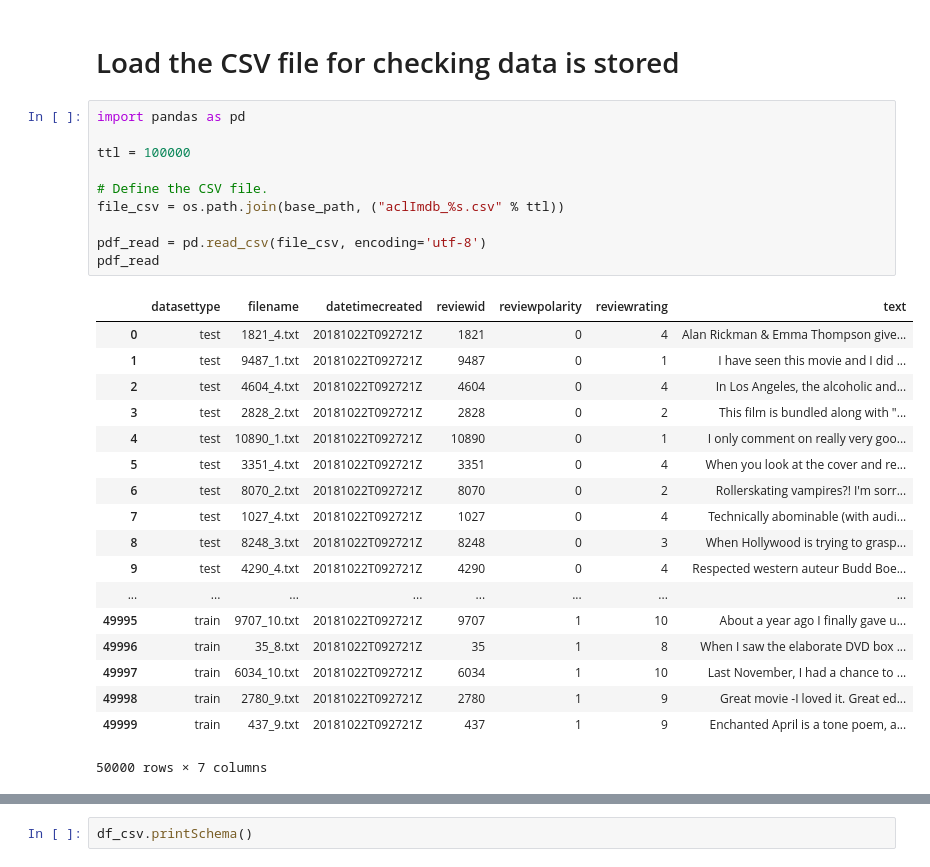
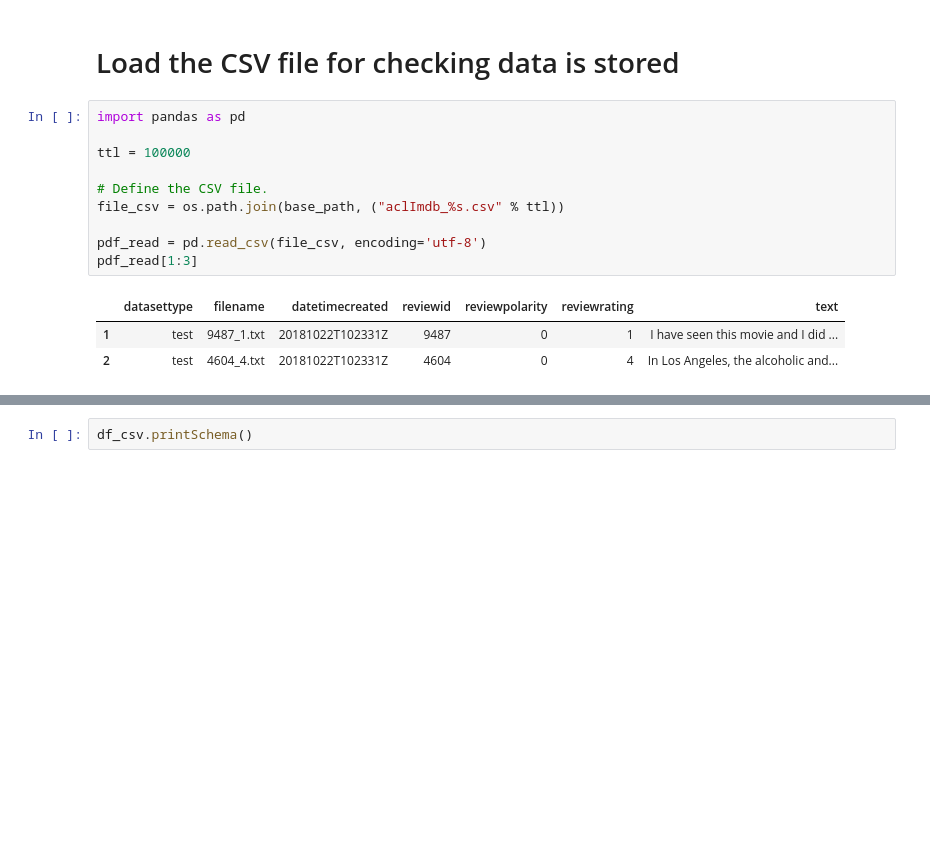
Before and after one commit to itudoben/sentimentanalysis, a Jupyter notebook: notebooks/sentiment_analysis.ipynb, the cells around one changed output, grey strips where cells are left out. Saved outputs shown, nothing was run; the diff lists cells and outputs as text; blank space fills up the shorter version.

```diff
--- a/notebooks/sentiment_analysis.ipynb
+++ b/notebooks/sentiment_analysis.ipynb
@@ -126,32 +126,17 @@ pdf.to_csv(file_csv, index=False, encoding='utf-8')
 # %%
 import pandas as pd
 
 ttl = 100000
 
 # Define the CSV file.
 file_csv = os.path.join(base_path, ("aclImdb_%s.csv" % ttl))
 
 pdf_read = pd.read_csv(file_csv, encoding='utf-8')
-pdf_read
+pdf_read[1:3]
 # %% [output]
 |  | datasettype | filename | datetimecreated | reviewid | reviewpolarity | reviewrating | text |
-| 0 | test | 1821_4.txt | 20181022T092721Z | 1821 | 0 | 4 | Alan Rickman & Emma Thompson give... |
-| 1 | test | 9487_1.txt | 20181022T092721Z | 9487 | 0 | 1 | I have seen this movie and I did ... |
-| 2 | test | 4604_4.txt | 20181022T092721Z | 4604 | 0 | 4 | In Los Angeles, the alcoholic and... |
-| 3 | test | 2828_2.txt | 20181022T092721Z | 2828 | 0 | 2 | This film is bundled along with "... |
-| 4 | test | 10890_1.txt | 20181022T092721Z | 10890 | 0 | 1 | I only comment on really very goo... |
-| 5 | test | 3351_4.txt | 20181022T092721Z | 3351 | 0 | 4 | When you look at the cover and re... |
-| 6 | test | 8070_2.txt | 20181022T092721Z | 8070 | 0 | 2 | Rollerskating vampires?! I'm sorr... |
-| 7 | test | 1027_4.txt | 20181022T092721Z | 1027 | 0 | 4 | Technically abominable (with audi... |
-| 8 | test | 8248_3.txt | 20181022T092721Z | 8248 | 0 | 3 | When Hollywood is trying to grasp... |
-| 9 | test | 4290_4.txt | 20181022T092721Z | 4290 | 0 | 4 | Respected western auteur Budd Boe... |
-| ... | ... | ... | ... | ... | ... | ... | ... |
-| 49995 | train | 9707_10.txt | 20181022T092721Z | 9707 | 1 | 10 | About a year ago I finally gave u... |
-| 49996 | train | 35_8.txt | 20181022T092721Z | 35 | 1 | 8 | When I saw the elaborate DVD box ... |
-| 49997 | train | 6034_10.txt | 20181022T092721Z | 6034 | 1 | 10 | Last November, I had a chance to ... |
-| 49998 | train | 2780_9.txt | 20181022T092721Z | 2780 | 1 | 9 | Great movie -I loved it. Great ed... |
-| 49999 | train | 437_9.txt | 20181022T092721Z | 437 | 1 | 9 | Enchanted April is a tone poem, a... |
+| 1 | test | 9487_1.txt | 20181022T102331Z | 9487 | 0 | 1 | I have seen this movie and I did ... |
+| 2 | test | 4604_4.txt | 20181022T102331Z | 4604 | 0 | 4 | In Los Angeles, the alcoholic and... |
-50000 rows × 7 columns
 # %%
 df_csv = spark.createDataFrame(pdf_read)
 df_csv.show()
```
Also changed, not shown: parts of 14 cells of this notebook.
